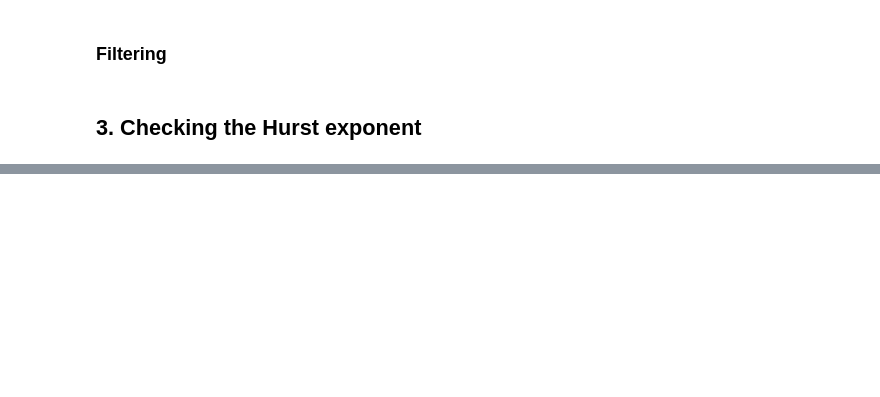
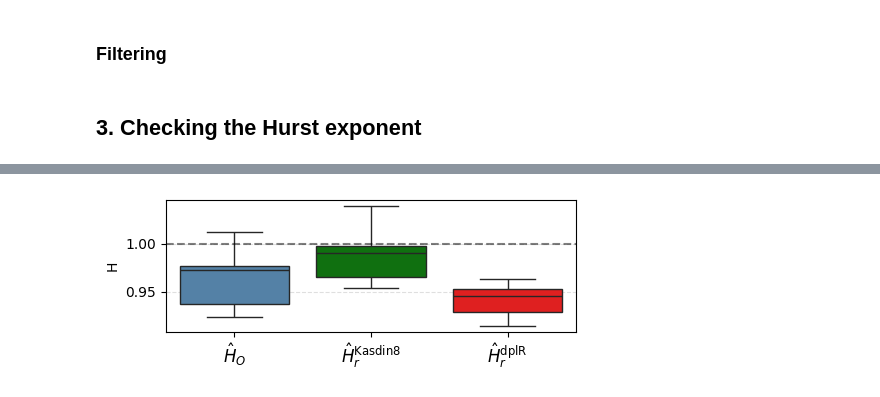
Before and after one commit to Digiratory/StatTools, a Jupyter notebook: research/kalman_filter/reconstruction_of_long_term_complex_system_dynamics/dendrochronological_series.ipynb, the cells around one changed output, grey strips where cells are left out. Saved outputs shown, nothing was run; the diff lists cells and outputs as text; code cells hidden in the pictures; blank space fills up the shorter version.

```diff
--- a/research/kalman_filter/reconstruction_of_long_term_complex_system_dynamics/dendrochronological_series.ipynb
+++ b/research/kalman_filter/reconstruction_of_long_term_complex_system_dynamics/dendrochronological_series.ipynb
@@ -234,11 +283,11 @@ def init_kf(H_O, noise, method, order, length):
 # %%
-df_augmented = df_full.copy().drop(
+df_distorted = df_full.copy().drop(
     drop_trees_list,
     axis=1,
 )
-data_aug = df_augmented.to_numpy()
-mean_signal_aug = np.zeros(n_years)
-for i, year in enumerate(data_aug):
-    mean_signal_aug[i] = np.nanmean(year)
+data_distorted = df_distorted.to_numpy()
+mean_signal_distorted = np.zeros(n_years)
+for i, year in enumerate(data_distorted):
+    mean_signal_distorted[i] = tbrm(year)
 # %%
 print(
@@ -367,8 +490,13 @@ dtype: float64, NaN: 12520
 # %%
-def _compute_h(sig):
+def _compute_h(sig, start_inx=0, finish_inx=-1):
     sig = np.array(sig)
     s_vals, f2_vals = dfa(sig, degree=2, processes=1)
     log_s = np.log(s_vals)
     log_f = np.log(np.sqrt(f2_vals))
-    return round(stats.linregress(log_s, log_f).slope, 3)
+    return round(
+        stats.linregress(
+            log_s[start_inx:finish_inx], log_f[start_inx:finish_inx]
+        ).slope,
+        3,
+    )
 # %%
@@ -384,2 +534,41 @@ dplr            0.91    0.94    0.85    0.90
+# %%
+hurst_box_cols = ["H0_hat", f"Hr_hat_{method}{order}", "Hr_hat_dplR"]
+df_hurst_box = df_hurst[hurst_box_cols].melt(var_name="estimate", value_name="H").dropna()
+hurst_palette = {
+    "H0_hat": "steelblue",
+    f"Hr_hat_{method}{order}": "green",
+    "Hr_hat_dplR": "red",
+}
+hurst_labels = {
+    "H0_hat": r"$\hat{H}_O$",
+    f"Hr_hat_{method}{order}": rf"$\hat{{H}}_r^{{\mathrm{{{method}{order}}}}}$",
+    "Hr_hat_dplR": r"$\hat{H}_r^{\mathrm{dplR}}$",
+}
+
+fig, ax = plt.subplots(figsize=(5, 2))
+sns.boxplot(
+    data=df_hurst_box,
+    x="estimate",
+    y="H",
+    order=hurst_box_cols,
+    hue="estimate",
+    hue_order=hurst_box_cols,
+    palette=hurst_palette,
+    legend=False,
+    dodge=False,
+    ax=ax,
+)
+ax.axhline(1, color="k", linestyle="--", alpha=0.5, label="$H_O$")
+ax.set_xlabel("")
+ax.set_ylabel("H")
+ax.set_xticks(range(len(hurst_box_cols)))
+ax.set_xticklabels([hurst_labels[c] for c in hurst_box_cols], fontsize=12)
+ax.grid(axis="y", linestyle="--", alpha=0.4)
+plt.tight_layout()
+plt.savefig(OUTPUT_DATA_DIR / "hurst_boxplot.png")
+plt.savefig(OUTPUT_DATA_DIR / "hurst_boxplot.svg")
+plt.show()
+# %% [output]
+[figure, added]
 # %%
 plt.figure(figsize=(12, 4))
```
Also changed, not shown: parts of 31 cells of this notebook, 11 other files.
